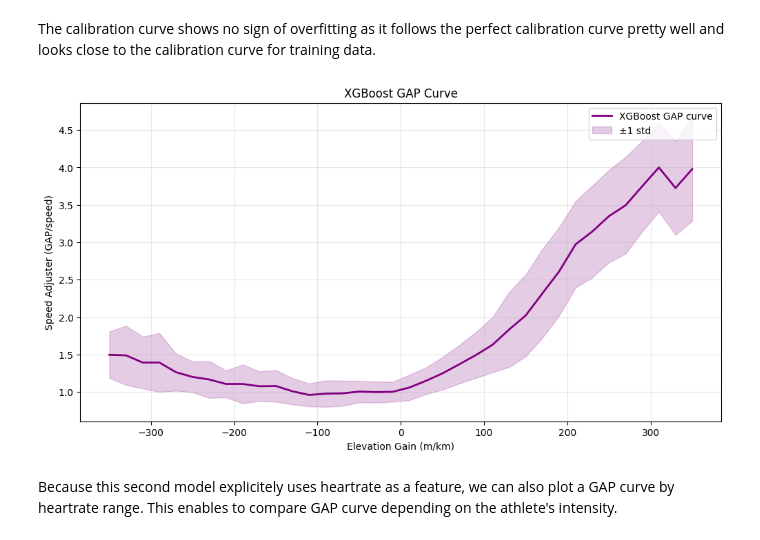
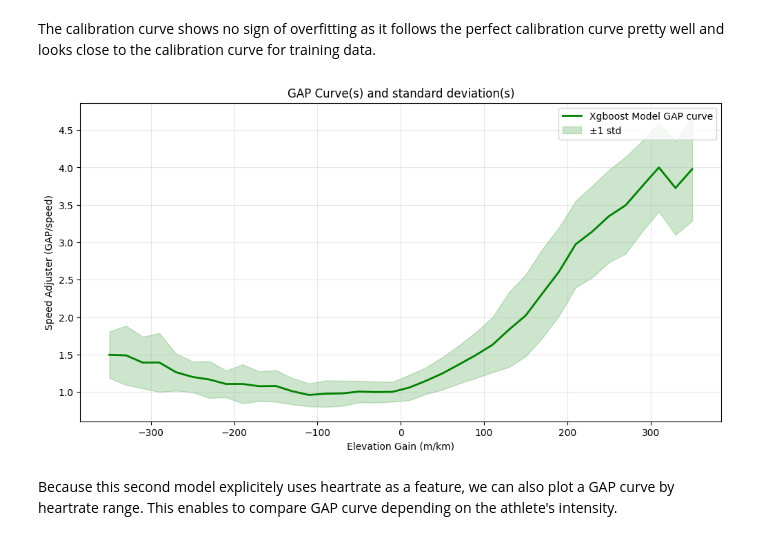
Before and after one commit to tanguy0/TrailMetrics, a Jupyter notebook: notebook/gap/full-flow.ipynb, the cells around one changed output. Cells and saved outputs as stored; diff of their text form; code cells hidden in the pictures.

Commit message:
feat: model comparisons

```diff
--- a/notebook/gap/full-flow.ipynb
+++ b/notebook/gap/full-flow.ipynb
@@ -43,7 +50,7 @@ Paste this URL on web browser and copy the string after 'code=...'
 https://www.strava.com/oauth/authorize?client_id=157889&redirect_uri=http%3A%2F%2Flocalhost%3A5000%2Fauthorization&approval_prompt=auto&scope=read%2Cactivity%3Aread&response_type=code
 # %%
 token_response = client.exchange_code_for_token(
-    client_id=157889, client_secret="c706246b4920e85a8244a26b5e1324d95f787bce", code="d62f61d8d26fcbfc1f804f2235be5ef2d68602fc" #COPY PASTED CODE HERE
+    client_id=157889, client_secret="c706246b4920e85a8244a26b5e1324d95f787bce", code="83acb66e219b11f1f37aa5a739415e6672091c46" #COPY PASTED CODE HERE
 )
 
 STORED_ACCESS_TOKEN = token_response["access_token"]
@@ -185,7 +195,9 @@ The heartrate range (165, 167) would result in 6809 data points for our model
 Using this quick visualization, we can estimate that using batches of heartrate range of 3, we should have around 5000 to 10000 data points per heartrate range. Let's now apply this to all our data.
 # %%
 # Create dataset
-X, y = prepare_ml_calibration_dataset(speed, elevation_gain, heartrate)
+X, y = prepare_ml_calibration_dataset(
+    speed, elevation_gain, heartrate, flat_elevation_gain_range=(-10, 10), hr_tolerance=3.0
+)
 
 # Train/test Split
 X_train, X_test, y_train, y_test = train_test_split(
@@ -193,12 +205,12 @@ X_train, X_test, y_train, y_test = train_test_split(
 )
 
 # Fit the XGBoost model
-model = XGBRegressor(objective='reg:squarederror', random_state=42)
-model.fit(X_train, y_train)
+xgboost_model = XGBRegressor(objective='reg:squarederror', random_state=42)
+xgboost_model.fit(X_train, y_train)
 
 # Make predictions
-y_train_pred = model.predict(X_train)
-y_test_pred = model.predict(X_test)
+y_train_pred = xgboost_model.predict(X_train)
+y_test_pred = xgboost_model.predict(X_test)
 # %%
 # Plot calibration curve
 n_bins=20
@@ -241,11 +253,13 @@ if VERBOSE:
 The calibration curve shows no sign of overfitting as it follows the perfect calibration curve pretty well and looks close to the calibration curve for training data.
 # %%
 # Show resulting GAP curve
-fig, xgboost_gap_curve = plot_xgboost_gap_curve(model, X_test, bin_width=20)
+xgboost_model_gap_curve = get_xgboost_gap_curve(xgboost_model, X_test, bin_width=20)
+xgboost_model_gap_curve['color'] = 'green'
+fig = plot_gap_curves({'Xgboost Model': xgboost_model_gap_curve})
 
 if VERBOSE:
-    plt.show()
+    fig.show()
 # %% [output]
-[figure, old version]
+[figure, new version]
 # %% [markdown]
 Because this second model explicitely uses heartrate as a feature, we can also plot a GAP curve by heartrate range. This enables to compare GAP curve depending on the athlete's intensity.
```
Also changed, not shown: parts of 17 cells of this notebook, 2 other files.
